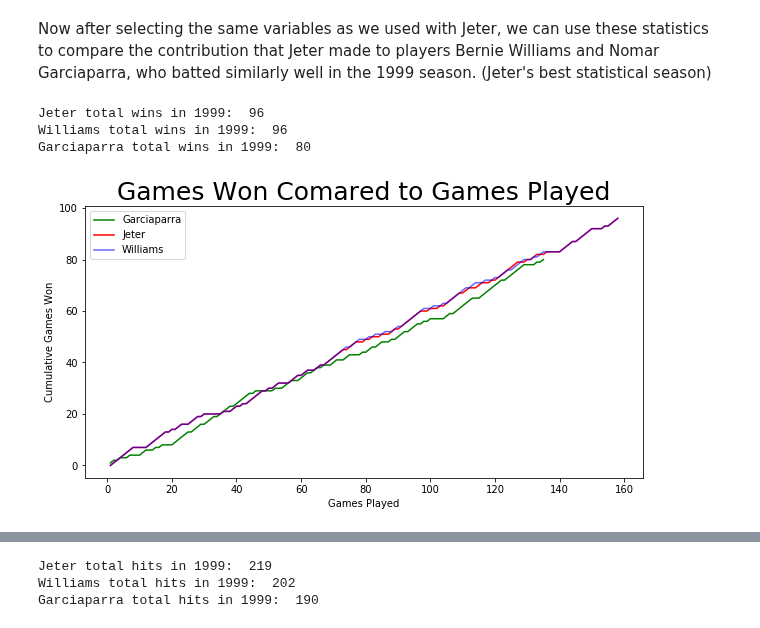
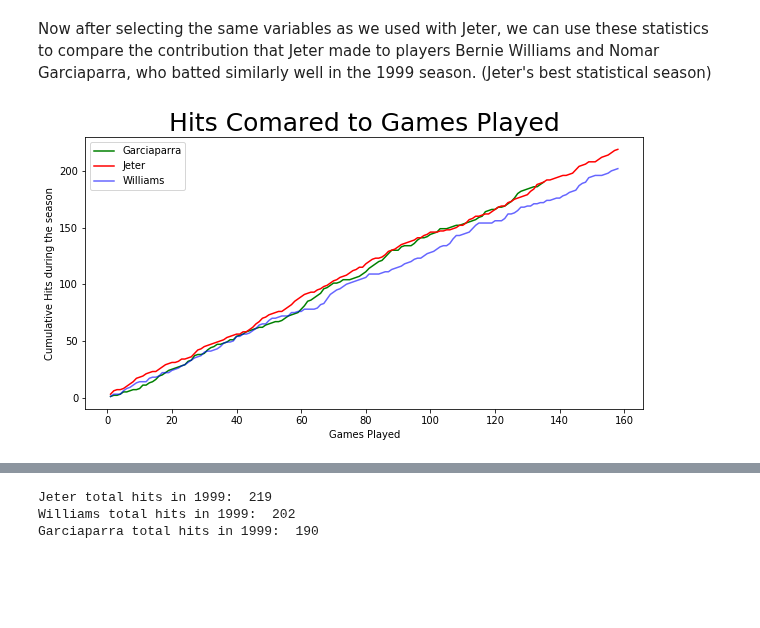
Before and after one commit to mattmaitland1/DerekJeterAnalysis, a Jupyter notebook: Project.ipynb, the cells around one changed output, grey strips where cells are left out. Saved outputs shown, nothing was run; the diff lists cells and outputs as text; code cells hidden in the pictures; blank space fills up the shorter version.

```diff
--- a/Project.ipynb
+++ b/Project.ipynb
@@ -747,23 +704,15 @@ What we can tell from this information is that in their primes, Alex Rodriguez w
 # Comparing Jeter to Williams and Garciaparra
 # %% [markdown]
 Now after selecting the same variables as we used with Jeter, we can use these statistics to compare the contribution that Jeter made to players Bernie Williams and Nomar Garciaparra, who batted similarly well in the 1999 season. (Jeter's best statistical season)
-# %%
-print('Jeter total wins in 1999: ', jeter_1999.win.sum())
-print('Williams total wins in 1999: ', williams.win.sum())
-print('Garciaparra total wins in 1999: ', garciaparra.win.sum())
-# %% [output]
-Jeter total wins in 1999:  96
-Williams total wins in 1999:  96
-Garciaparra total wins in 1999:  80
 # %%
 plt.figure(figsize=(10,5))
-plt.plot(garciaparra['Rk'], np.cumsum(garciaparra['win']), color = 'green', label='Garciaparra')
-plt.plot(jeter_1999['Rk'], np.cumsum(jeter_1999['win']), color = 'red', label='Jeter')
-plt.plot(williams['Rk'], np.cumsum(williams['win']), color = 'blue', alpha = 0.6, label='Williams')
-plt.ylabel('Cumulative Games Won')
+plt.plot(garciaparra['Rk'], np.cumsum(garciaparra['H']), color = 'green', label='Garciaparra')
+plt.plot(jeter_1999['Rk'], np.cumsum(jeter_1999['H']), color = 'red', label='Jeter')
+plt.plot(williams['Rk'], np.cumsum(williams['H']), color = 'blue', alpha = 0.6, label='Williams')
+plt.ylabel('Cumulative Hits during the season')
 plt.xlabel('Games Played')
-plt.title('Games Won Comared to Games Played', fontsize=25)
+plt.title('Hits Comared to Games Played', fontsize=25)
 plt.legend()
 plt.show()
 # %% [output]
-[figure, old version]
+[figure, new version]
```
Also changed, not shown: parts of 32 cells of this notebook.
